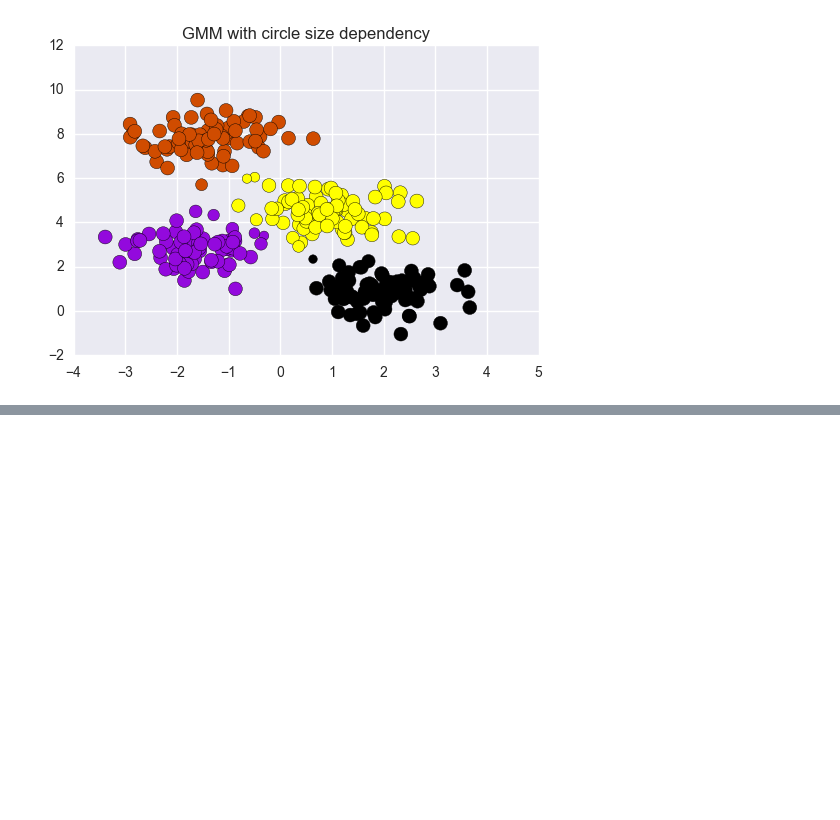
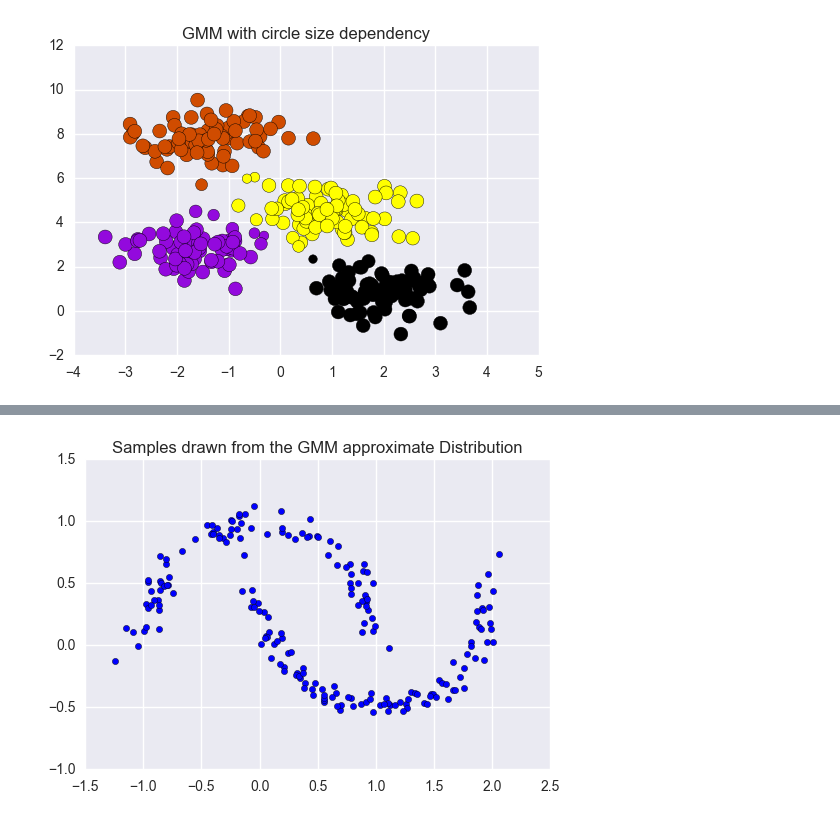
Before and after one commit to girishmodgil/compute-code, a Jupyter notebook: eigenvalues_and_clustering.ipynb, the cells around one changed output, grey strips where cells are left out. Drawn from its saved outputs; the diff is of its cells as text; code cells hidden in the pictures; blank space fills up the shorter version.

```diff
--- a/eigenvalues_and_clustering.ipynb
+++ b/eigenvalues_and_clustering.ipynb
@@ -282,0 +302,9 @@ plt.show()
+# %%
+x_draws = gmm_moon.sample(200)
+# %%
+d = x_draws[0]
+plt.scatter(d[:,0],d[:,1], cmap = 'gnuplot')
+plt.title('Samples drawn from the GMM approximate Distribution')
+plt.show()
+# %% [output]
+[figure, added]
```
Also changed, not shown: parts of 4 cells of this notebook.
